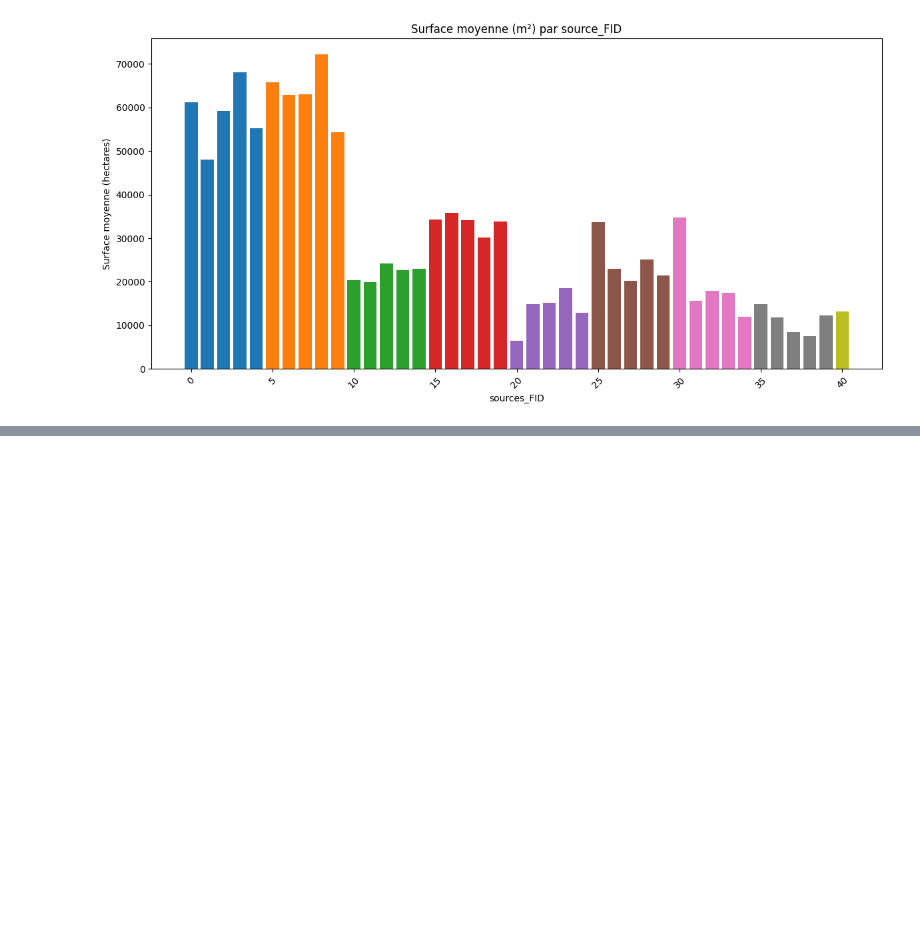
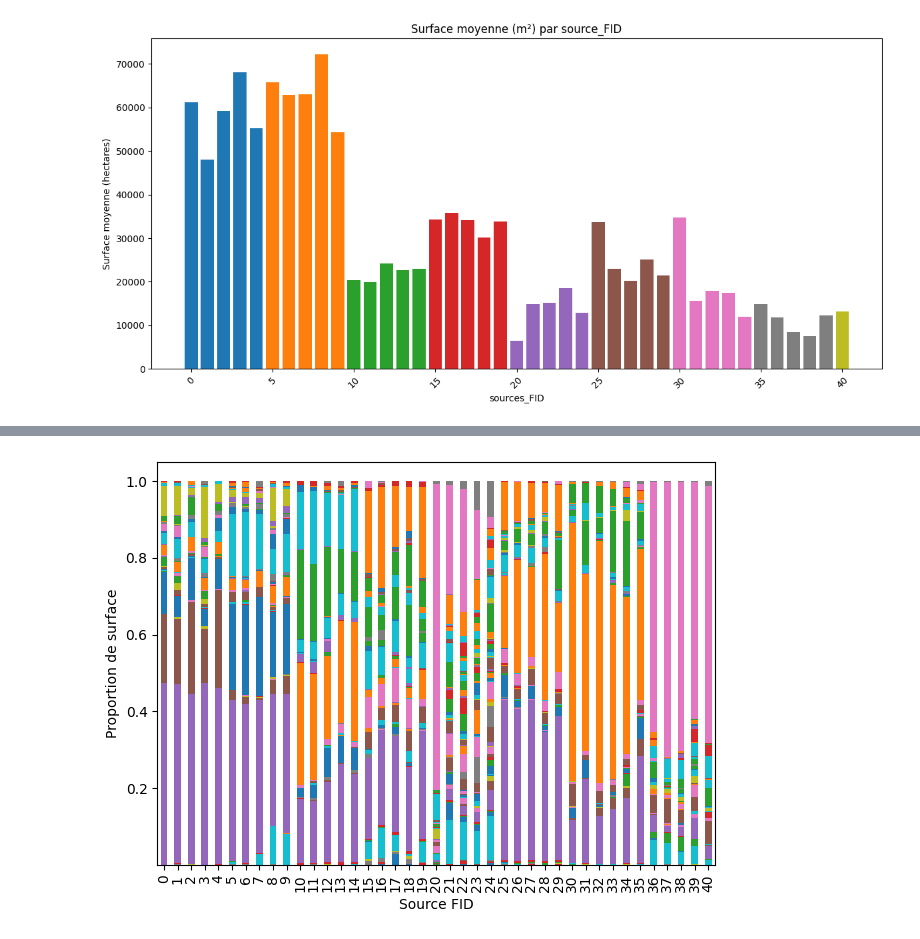
Before and after one commit to giovannisetaro/DSWProject_CropIdentification, a Jupyter notebook: manual_jobs/Dataset_visualisation.ipynb, the cells around one changed output, grey strips where cells are left out. Saved outputs shown, nothing was run; the diff lists cells and outputs as text; code cells hidden in the pictures; blank space fills up the shorter version.

```diff
--- a/manual_jobs/Dataset_visualisation.ipynb
+++ b/manual_jobs/Dataset_visualisation.ipynb
@@ -294,0 +307,18 @@ plt.grid(True)
+# %%
+pivot = zones_stats_df.pivot_table(index='source_FID',
+                       columns='CODE_CULTU',
+                       values='surface',
+                       aggfunc='sum',
+                       fill_value=0)
+
+# Compute the surface ratio
+prop = pivot.div(pivot.sum(axis=1), axis=0)
+
+fig, ax = plt.subplots()
+prop.plot(kind='bar', stacked=True, ax=ax, legend=False)
+ax.set_ylabel("Proportion de surface")
+ax.set_xlabel("Source FID")
+plt.tight_layout()
+plt.show()
+# %% [output]
+[figure, added]
```
Also changed, not shown: parts of 6 cells of this notebook.
